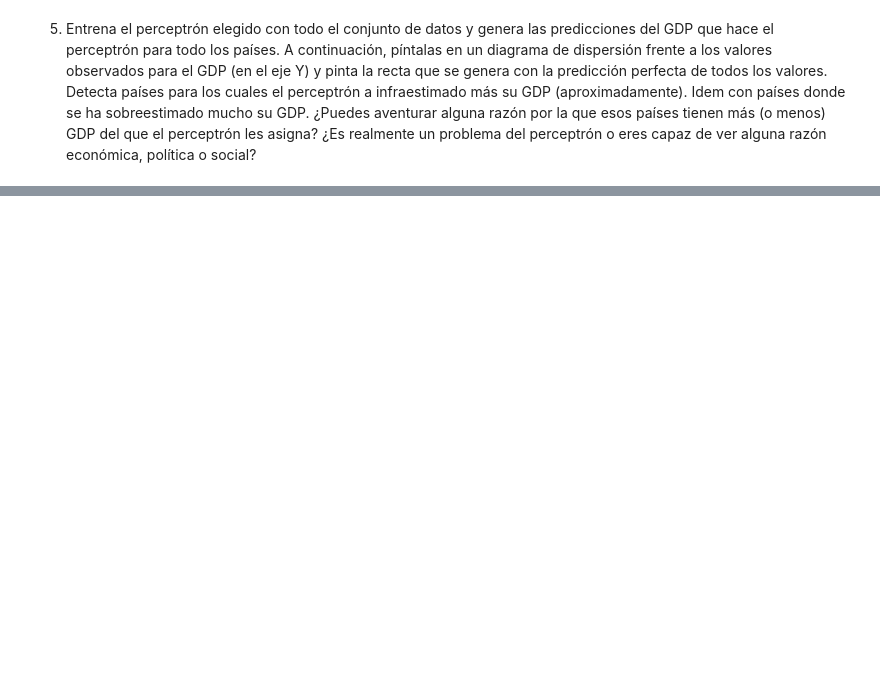
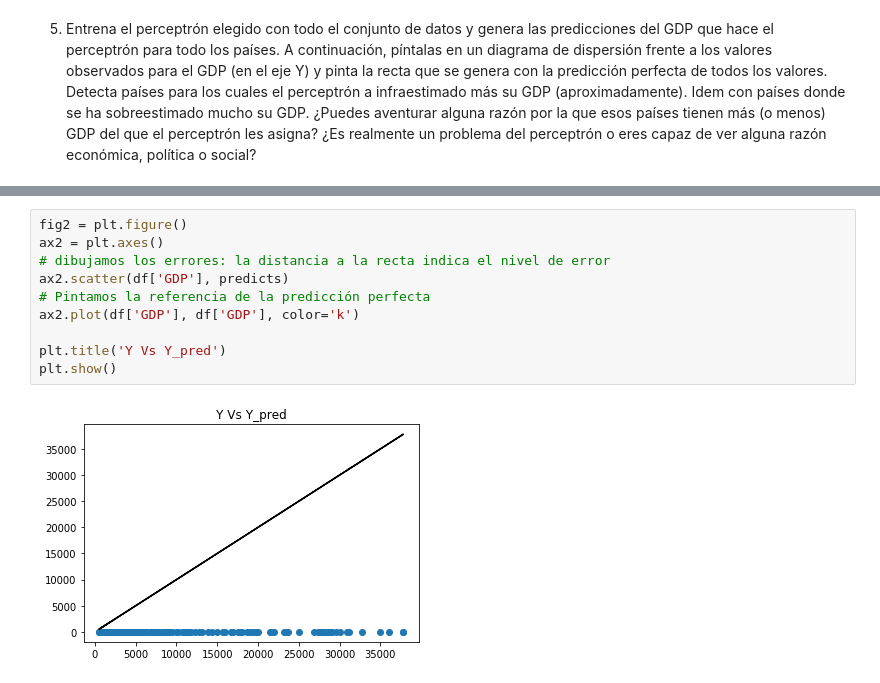
Before and after one commit to diegoambite/IA2, a Jupyter notebook: Práctica 1.3 IA2.ipynb, the cells around one changed output, grey strips where cells are left out. Drawn from its saved outputs; the diff is of its cells as text; blank space fills up the shorter version.

```diff
--- a/Práctica 1.3 IA2.ipynb
+++ b/Práctica 1.3 IA2.ipynb
@@ -210,0 +379,12 @@ Detecta países para los cuales el perceptrón a infraestimado más su GDP (apro
+# %%
+fig2 = plt.figure()
+ax2 = plt.axes()
+# dibujamos los errores: la distancia a la recta indica el nivel de error
+ax2.scatter(df['GDP'], predicts)
+# Pintamos la referencia de la predicción perfecta
+ax2.plot(df['GDP'], df['GDP'], color='k')
+
+plt.title('Y Vs Y_pred')
+plt.show()
+# %% [output]
+[figure, added]
```
Also changed, not shown: parts of 16 cells of this notebook.
